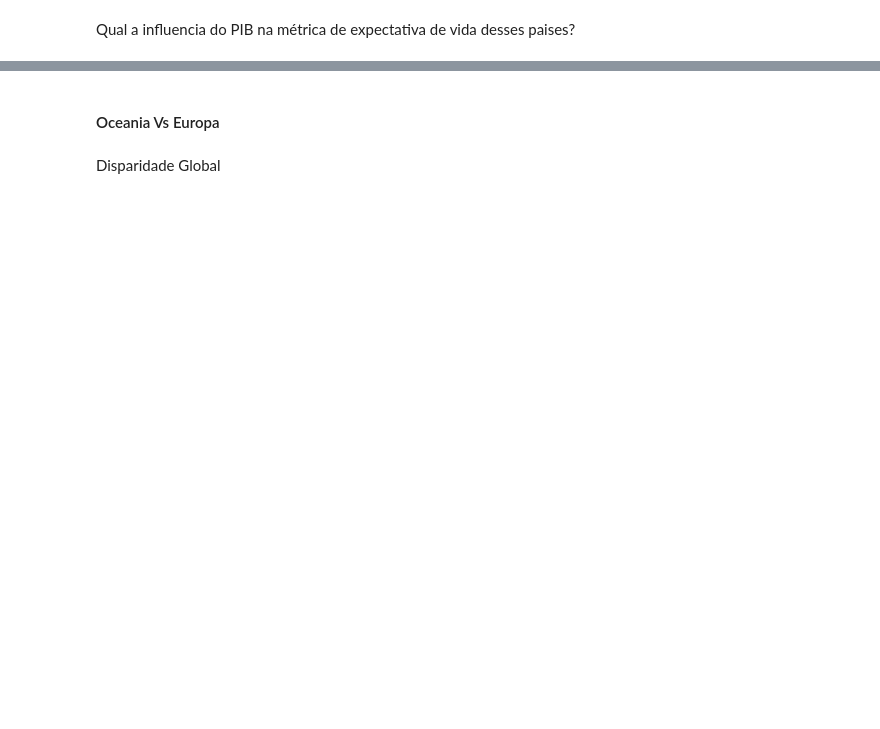
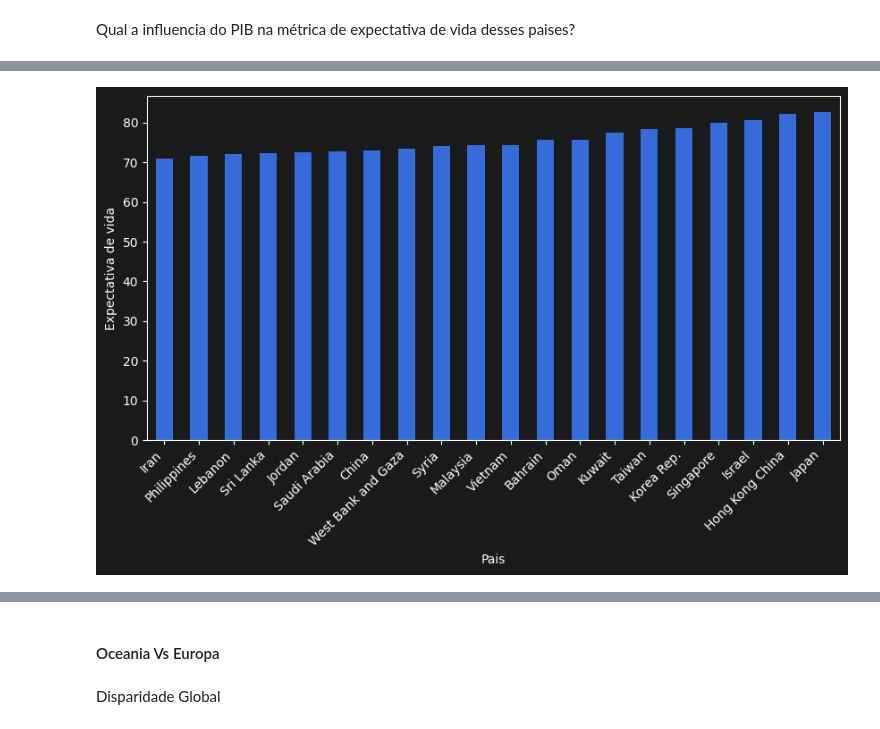
Before and after one commit to RodrigoEmygdio/TRABALHO_PYTHON_CIENCIAS_DADOS, a Jupyter notebook: notebook/Aanlise_Desenvolivmento_Humano.ipynb, the cells around one changed output, grey strips where cells are left out. Saved outputs shown, nothing was run; the diff lists cells and outputs as text; code cells hidden in the pictures; blank space fills up the shorter version.

```diff
--- a/notebook/Aanlise_Desenvolivmento_Humano.ipynb
+++ b/notebook/Aanlise_Desenvolivmento_Humano.ipynb
@@ -648,0 +712,9 @@ asia_2007.sort_values(by="gdpPercap", ascending=False).head(10)
+# %%
+grafico_barra(
+    (Coluna(nome_coluna="country",label="Pais",sortable=False),Coluna(nome_coluna="lifeExp",label="Expectativa de vida",sortable=True)),
+    quantidade=20,
+    data_frame=df_asia_2007.sort_values("lifeExp", ascending=False).head(20),
+
+)
+# %% [output]
+[figure, added]
```
Also changed, not shown: parts of 22 cells of this notebook.
